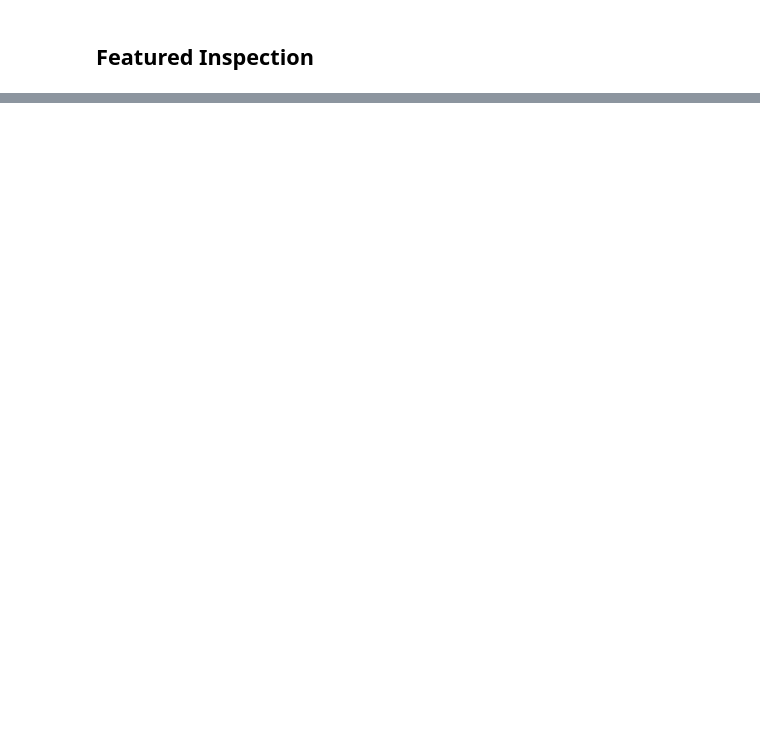
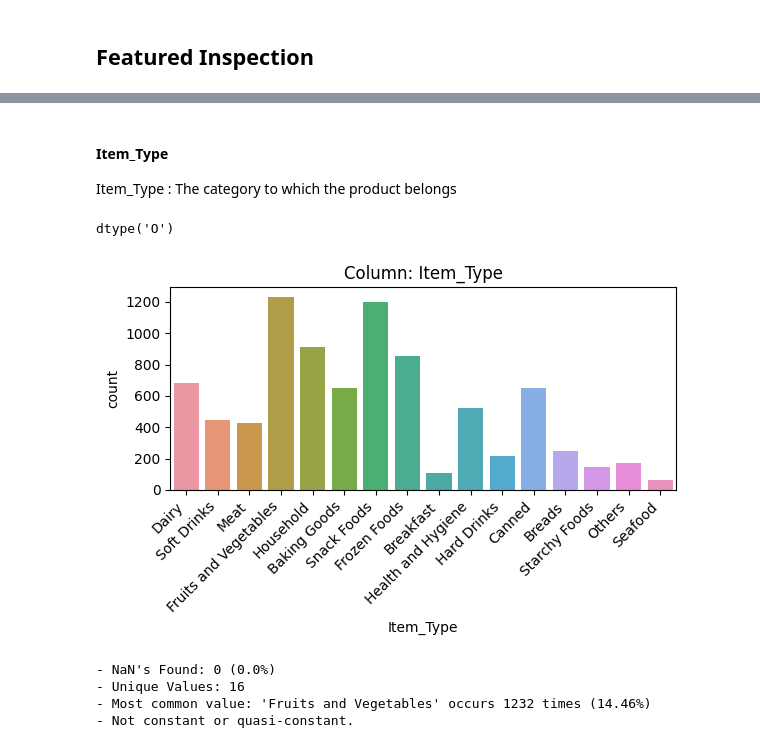
Before and after one commit to GabrielleYa/Prediction-of-Product-Sales, a Jupyter notebook: Prediction_of_Product_Sales.ipynb, the cells around one changed output, grey strips where cells are left out. Drawn from its saved outputs; the diff is of its cells as text; code cells hidden in the pictures; blank space fills up the shorter version.

```diff
--- a/Prediction_of_Product_Sales.ipynb
+++ b/Prediction_of_Product_Sales.ipynb
@@ -606,0 +824,19 @@ Text(0.5, 1.0, 'Correlation between Features')
+# %% [markdown]
+#### **Item_Type**
+Item_Type : The category to which the product belongs
+# %%
+# Defining the variable feature
+feature = 'Item_Type'
+# Displaying the feature's datatype
+df_sales[feature].dtype
+# %% [output]
+dtype('O')
+# %%
+# Calling the Univariate Categorical EDA function
+explore_categorical(df_sales, feature);
+# %% [output]
+[figure, added]
+- NaN's Found: 0 (0.0%)
+- Unique Values: 16
+- Most common value: 'Fruits and Vegetables' occurs 1232 times (14.46%)
+- Not constant or quasi-constant.
```
Also changed, not shown: parts of 74 cells of this notebook.
